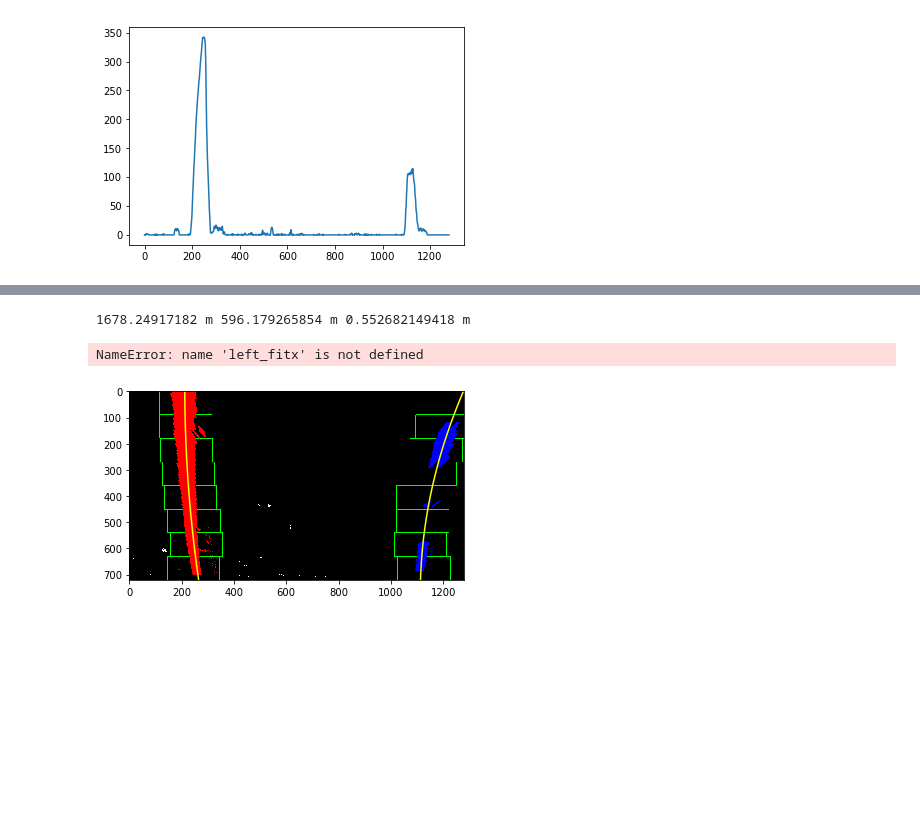
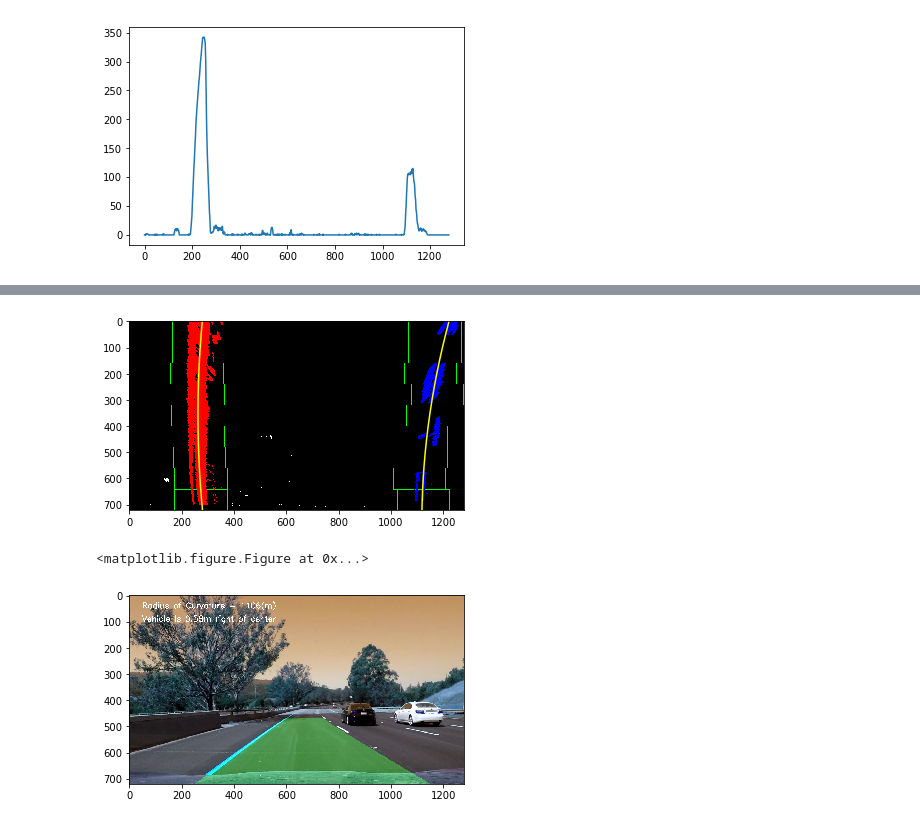
Before and after one commit to hc167/Udacity-SDC-Term-One-AdvancedLaneLines, a Jupyter notebook: P4.ipynb, the cells around one changed output, grey strips where cells are left out. Drawn from its saved outputs; the diff is of its cells as text; code cells hidden in the pictures; blank space fills up the shorter version.

```diff
--- a/P4.ipynb
+++ b/P4.ipynb
@@ -421,9 +458,6 @@ curvature(left_fit, right_fit, out_img)
 # %%
 def add_text_to_image(img, left_cur, right_cur, center):
-    """
-    Draws information about the center offset and the current lane curvature onto the given image.
-    :param img:
-    """
+
     cur = (left_cur + right_cur)/2.
 
     font = cv2.FONT_HERSHEY_SIMPLEX
@@ -433,15 +467,15 @@ def add_text_to_image(img, left_cur, right_cur, center):
     cv2.putText(img, 'Vehicle is %.2fm %s of center' % (np.abs(center), left_or_right), (50, 100),
                 font, 1, (255, 255, 255), 2)
 # %%
-def draw_lines(undist, warped, left_fit, right_fit, left_cur, right_cur, center, dst_p, src_p, show_img = True ):
+def draw_lines(undist, warped, left_fit, right_fit, left_cur, right_cur, center, M, show_img = True ):
     # Create an image to draw the lines on
     warp_zero = np.zeros_like(warped).astype(np.uint8)
     color_warp = np.dstack((warp_zero, warp_zero, warp_zero))
 
-#    ploty = np.linspace(0, warped.shape[0]-1, warped.shape[0] )
+    ploty = np.linspace(0, warped.shape[0]-1, warped.shape[0] )
     # Fit new polynomials to x,y in world space
-#    left_fitx = left_fit[0]*ploty**2+left_fit[1]*ploty+left_fit[2]
-#    right_fitx = right_fit[0]*ploty**2+right_fit[1]*ploty+right_fit[2]
+    left_fitx = left_fit[0]*ploty**2+left_fit[1]*ploty+left_fit[2]
+    right_fitx = right_fit[0]*ploty**2+right_fit[1]*ploty+right_fit[2]
 
     # Recast the x and y points into usable format for cv2.fillPoly()
     pts_left = np.array([np.transpose(np.vstack([left_fitx, ploty]))])
@@ -452,26 +486,26 @@ def draw_lines(undist, warped, left_fit, right_fit, left_cur, right_cur, center,
     cv2.fillPoly(color_warp, np.int_([pts]), (0,255,0))
 
     # Warp the blank back to original image space using inverse perspective matrix (Minv)
-    M = cv2.getPerspectiveTransform(src_p, dst_p)
+#    M = cv2.getPerspectiveTransform(src_p, dst_p)
     newwarp = cv2.warpPerspective(color_warp, M, (color_warp.shape[1], color_warp.shape[0]))
     # Combine the result with the original image
     result = cv2.addWeighted(undist, 1, newwarp, 0.3, 0)
     add_text_to_image(result, left_cur, right_cur, center)
     if show_img == True:
-#        plt.figure(figsize=(10,10))
+        plt.figure(figsize=(10,10))
         fig = plt.figure()
         plt.imshow(result)
 
     return result
 # %%
-image= 'test_images/test3.jpg'
+image= 'test_images/test6.jpg'
 orig_img = cv2.imread(image)
-warped2, srcp,  dstp = WarpBinaryImg(orig_img)
+warped2, M = WarpBinaryImg(orig_img)
 #undist, sxbinary, s_binary, combined_binary1, warped_im, Minv = lane_detector(image)
 left_fit, right_fit, out_img = draw_and_fit_lines(warped2)
-left, right, center = curvature(left_fit, right_fit, out_img)
-result = draw_lines(orig_img, out_img, left_fit, right_fit, left, right, center, srcp, dstp, show_img = True)
+left, right, center = curvature(left_fit, right_fit, warped2)
+result = draw_lines(orig_img, warped2, left_fit, right_fit, left, right, center, M, show_img = True)
 # %% [output]
+[figure, new version]
-1678.24917182 m 596.179265854 m 0.552682149418 m
+<matplotlib.figure.Figure at 0x...>
-NameError: name 'left_fitx' is not defined
-[figure, old version]
+[figure, added]
```
Also changed, not shown: parts of 7 cells of this notebook.
